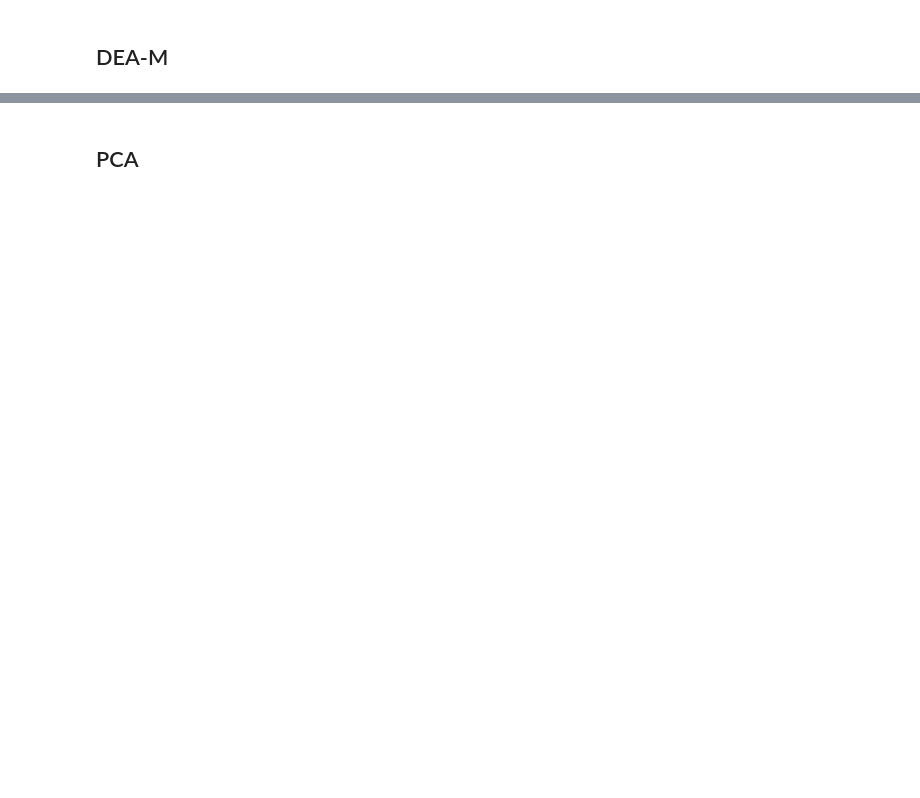
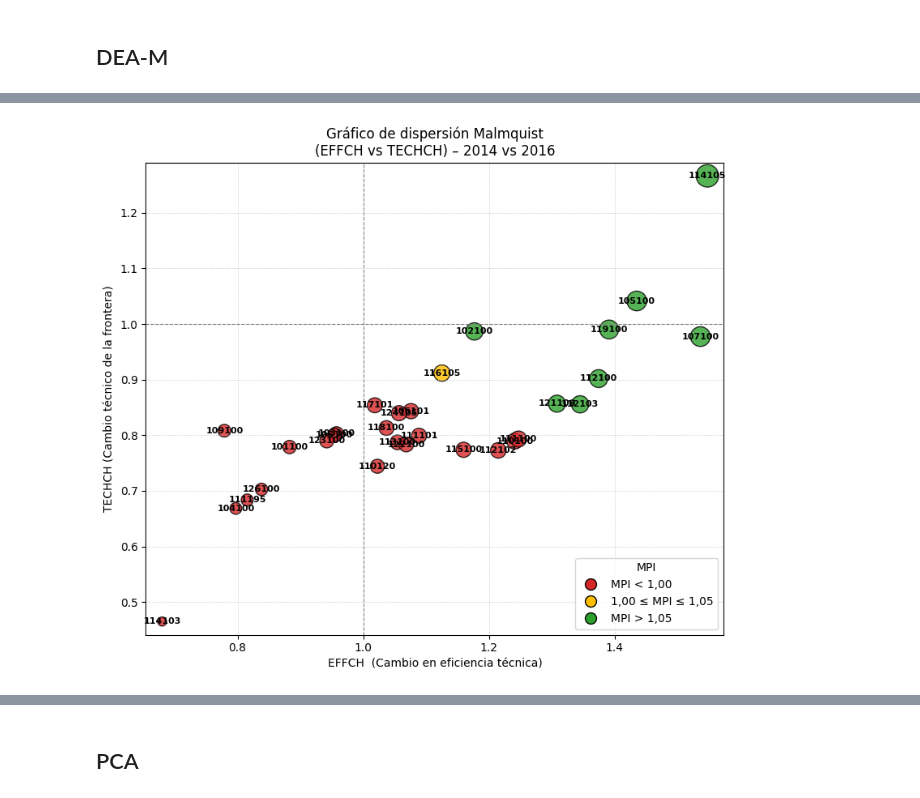
Before and after one commit to rez-dev/panel-eficiencia-hospitalaria, a Jupyter notebook: calc-functions/functions.ipynb, the cells around one changed output, grey strips where cells are left out. Saved outputs shown, nothing was run; the diff lists cells and outputs as text; code cells hidden in the pictures; blank space fills up the shorter version.

```diff
--- a/calc-functions/functions.ipynb
+++ b/calc-functions/functions.ipynb
@@ -5,7 +5,7 @@ import pandas as pd
 import numpy as np
 
 # Leer el archivo CSV
-df = pd.read_csv("C:\\Users\\roesc\\Desktop\\hospital-efficiency-dashboard_data\\df_consolidado_final_v2.csv")
+df = pd.read_csv("C:\\Users\\roesc\\Desktop\\hospital-efficiency-dashboard_data\\df_consolidado_final_v2_cleaned.csv")
 df_historico = pd.read_csv("C:\\Users\\roesc\\Desktop\\panel-eficiencia-hospitalaria\\calc-functions\\hospitales.csv")
 
 # pegar columna complejidad de df_historico a df segun hospital_id
@@ -695,0 +868,16 @@ def calculate_dea_malmquist(df_t, df_t1,
+# %%
+df_out, summary = calculate_dea_malmquist_fast(
+    df_t        = df_2014,
+    df_t1       = df_2016,
+    input_cols  = ["Bienes y servicios", "Remuneraciones"],
+    output_cols = ["Consultas"],
+    rts         = "CRS",
+    orientation = "in",
+    n_jobs      = 4,
+    use_cross   = True,
+    top_input_col = "Remuneraciones",   # <- criterio
+    top_n         = 30                  # <- cuántos
+)
+
+print(df_out.head())
+print(summary)
@@ -695,0 +893,59 @@ def calculate_dea_malmquist(df_t, df_t1,
+# %%
+import matplotlib.pyplot as plt
+import numpy as np
+
+# --- 1. Datos -----------------------------------------------
+x   = df_out["EFFCH"]
+y   = df_out["TECH"]
+mpi = df_out["Malmquist"]
+labs= df_out.index
+
+# --- 2. Rangos dinámicos con 3 % de margen ------------------
+pad   = 0.03
+xmin, xmax = x.min(), x.max()
+ymin, ymax = y.min(), y.max()
+xr  = xmax - xmin
+yr  = ymax - ymin
+xmin -= xr * pad; xmax += xr * pad
+ymin -= yr * pad; ymax += yr * pad
+
+# --- 3. Colores y tamaños -----------------------------------
+colors = np.where(mpi < 1, "#d62728",
+         np.where(mpi > 1.05, "#2ca02c", "#ffbf00"))
+sizes  = 400 * (mpi / mpi.max())
+
+# --- 4. Scatter ---------------------------------------------
+fig, ax = plt.subplots(figsize=(8, 7))
+ax.scatter(x, y, s=sizes, c=colors, edgecolor="black", alpha=0.8)
+
+# etiquetas
+for xi, yi, lab in zip(x, y, labs):
+    ax.text(xi, yi, lab, ha="center", va="center", fontsize=8, weight="bold")
+
+# cuadrantes
+ax.axhline(1, ls="--", lw=0.8, color="gray")
+ax.axvline(1, ls="--", lw=0.8, color="gray")
+
+# leyenda tipo semáforo
+from matplotlib.lines import Line2D
+ax.legend(handles=[
+    Line2D([0], [0], marker='o', color='w', label='MPI < 1,00',
+           markerfacecolor='#d62728', markersize=10, markeredgecolor="black"),
+    Line2D([0], [0], marker='o', color='w', label='1,00 ≤ MPI ≤ 1,05',
+           markerfacecolor='#ffbf00', markersize=10, markeredgecolor="black"),
+    Line2D([0], [0], marker='o', color='w', label='MPI > 1,05',
+           markerfacecolor='#2ca02c', markersize=10, markeredgecolor="black")
+], title="MPI", loc="lower right")
+
+# límites dinámicos
+ax.set_xlim(xmin, xmax)
+ax.set_ylim(ymin, ymax)
+
+ax.set_xlabel("EFFCH  (Cambio en eficiencia técnica)")
+ax.set_ylabel("TECHCH (Cambio técnico de la frontera)")
+ax.set_title("Gráfico de dispersión Malmquist\n(EFFCH vs TECHCH) – 2014 vs 2016")
+ax.grid(True, ls=":", lw=0.5)
+plt.tight_layout()
+plt.show()
+# %% [output]
+[figure, added]
```
Also changed, not shown: parts of 15 cells of this notebook, 2 other files.
